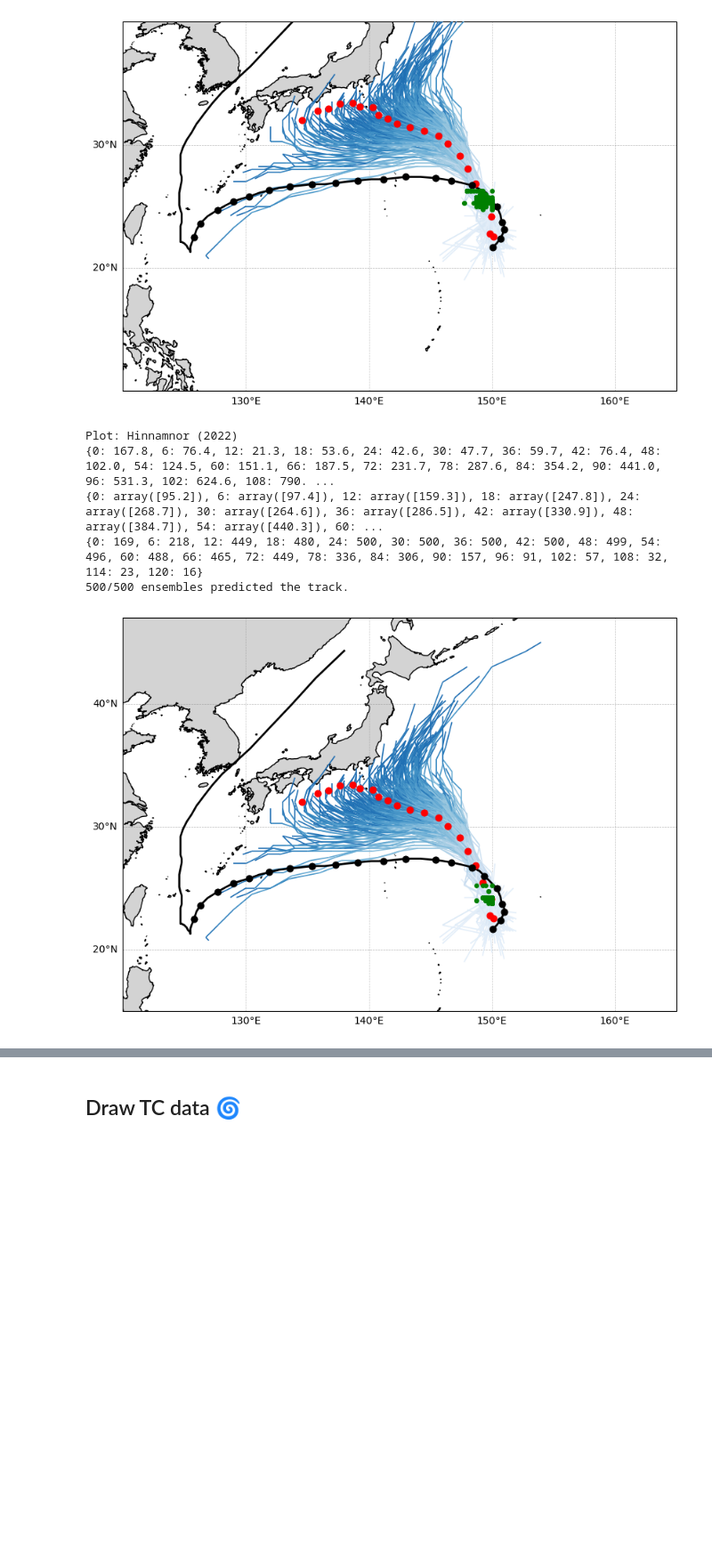
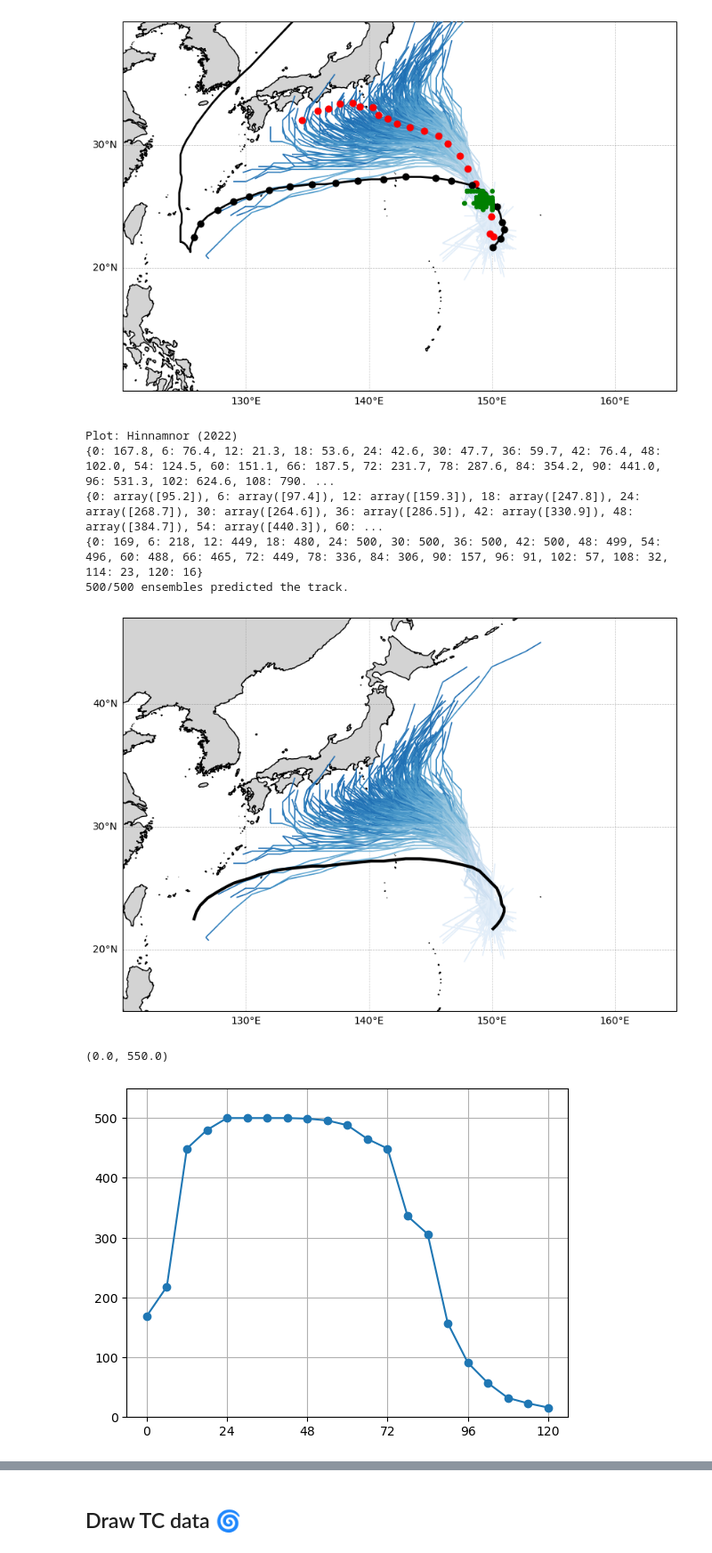
Before and after one commit to jjoo0727/Convective-Systems-Tropical-Dynamics-Laboratory, a Jupyter notebook: sensitivity/TC_track_and_vortex_remove.ipynb, the cells around one changed output, grey strips where cells are left out. Shown at 89% size. Saved outputs shown, nothing was run; the diff lists cells and outputs as text; code cells hidden in the pictures; blank space fills up the shorter version.

```diff
--- a/sensitivity/TC_track_and_vortex_remove.ipynb
+++ b/sensitivity/TC_track_and_vortex_remove.ipynb
@@ -490,7 +490,7 @@ new_jet = mcolors.LinearSegmentedColormap.from_list(
     'truncated_jet',
     original_cmap(np.linspace(0, 1, 100)) # 0.2~0.8 구간을 100단계로 추출
 )
-ax.plot(storm_lon, storm_lat, color='black', linestyle='-', marker='', transform=ax.projection, zorder=10, linewidth=2)
+ax.plot(storm_lon[:41], storm_lat[:41], color='black', linestyle='-', marker='', transform=ax.projection, zorder=10, linewidth=3)
 
 full_blues = plt.get_cmap('Blues')
 new_colors_blue = full_blues(np.linspace(0.1, 0.8, 256))
@@ -540,35 +540,42 @@ for t in range(0, 121, 6):
     snap_lon, snap_lat = storm_lon[storm_time == snap_time], storm_lat[storm_time == snap_time]
     avg_lon, avg_lat = weighted_avg_latlon(tar_pos[:,0], tar_pos[:,1])
 
-    ax.scatter(avg_lon, avg_lat, color = 'red', zorder = 11, s = 40)
+    # ax.scatter(avg_lon, avg_lat, color = 'red', zorder = 11, s = 40)
     # ax.text(avg_lon, avg_lat, t, zorder = 13, horizontalalignment='center', verticalalignment='center' )
-    ax.scatter(snap_lon, snap_lat, color = 'black', zorder = 12, s=40)
+    # ax.scatter(snap_lon, snap_lat, color = 'black', zorder = 12, s=40)
 
     # ax.text(snap_lon, snap_lat, t, zorder = 13, horizontalalignment='center', verticalalignment='center' )
 
     corr_pos_tar = np.copy(tar_pos)
     corr_pos_tar[:, 0] = (tar_pos[:, 0]-np.mean(tar_pos[:, 0])) * np.cos(np.radians(tar_pos[:, 1]))  # 경도에 cos(위도)를 곱해 거리 왜곡 보정
     pca_tar = PCA(n_components=1)
     pca_tar.fit(corr_pos_tar)
     pca_tar.mean_[0] = pca_tar.mean_[0] / np.cos(np.radians(pca_tar.mean_[1])) + np.mean(tar_pos[:, 0])
     projection = pca_tar.transform(corr_pos_tar)[:, 0]  # 주축에 투영된 데이터 (1차원)
     distances_tar = (projection - np.mean(projection)) * 111
     ens_spread_dict[t] = np.std(distances_tar, ddof = 1).round(1)
     ens_error_dict[t] = haversine_distance(snap_lon, snap_lat, avg_lon, avg_lat).round(1)
     ens_num_dict[t] = len(distances_tar)
 
 print(ens_spread_dict)
 print(ens_error_dict)
 print(ens_num_dict)
 
-ax.scatter(np.array(mid_pos)[:,0], np.array(mid_pos)[:,1], color = 'green', zorder = 12, s=15)
+# ax.scatter(np.array(mid_pos)[:,0], np.array(mid_pos)[:,1], color = 'green', zorder = 12, s=10)
 
 print(f"{num}/{len(ens_list)} ensembles predicted the track.")
 plt.show()
+
+plt.plot(ens_num_dict.keys(), list(ens_num_dict.values()), marker='o')
+plt.grid()
+plt.xticks(range(0, 121, 24))
+plt.ylim(0,550)
 # %% [output]
 Plot: Hinnamnor (2022)
 {0: 167.8, 6: 76.4, 12: 21.3, 18: 53.6, 24: 42.6, 30: 47.7, 36: 59.7, 42: 76.4, 48: 102.0, 54: 124.5, 60: 151.1, 66: 187.5, 72: 231.7, 78: 287.6, 84: 354.2, 90: 441.0, 96: 531.3, 102: 624.6, 108: 790. ...
 {0: array([95.2]), 6: array([97.4]), 12: array([159.3]), 18: array([247.8]), 24: array([268.7]), 30: array([264.6]), 36: array([286.5]), 42: array([330.9]), 48: array([384.7]), 54: array([440.3]), 60: ...
 {0: 169, 6: 218, 12: 449, 18: 480, 24: 500, 30: 500, 36: 500, 42: 500, 48: 499, 54: 496, 60: 488, 66: 465, 72: 449, 78: 336, 84: 306, 90: 157, 96: 91, 102: 57, 108: 32, 114: 23, 120: 16}
 500/500 ensembles predicted the track.
-[figure, old version]
+[figure, new version]
+(0.0, 550.0)
+[figure, added]
```
Also changed, not shown: parts of 3 cells of this notebook, 2 other files.
